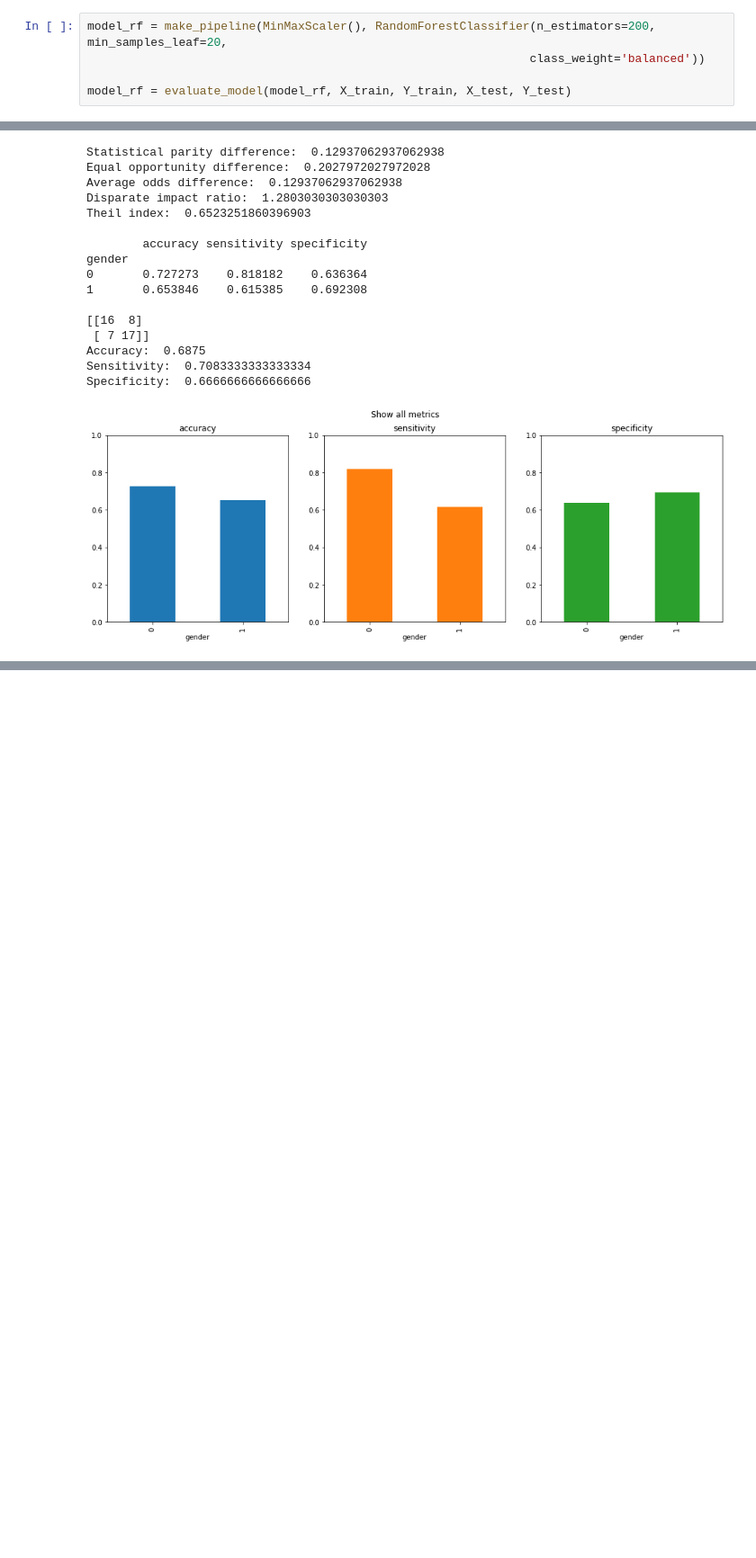
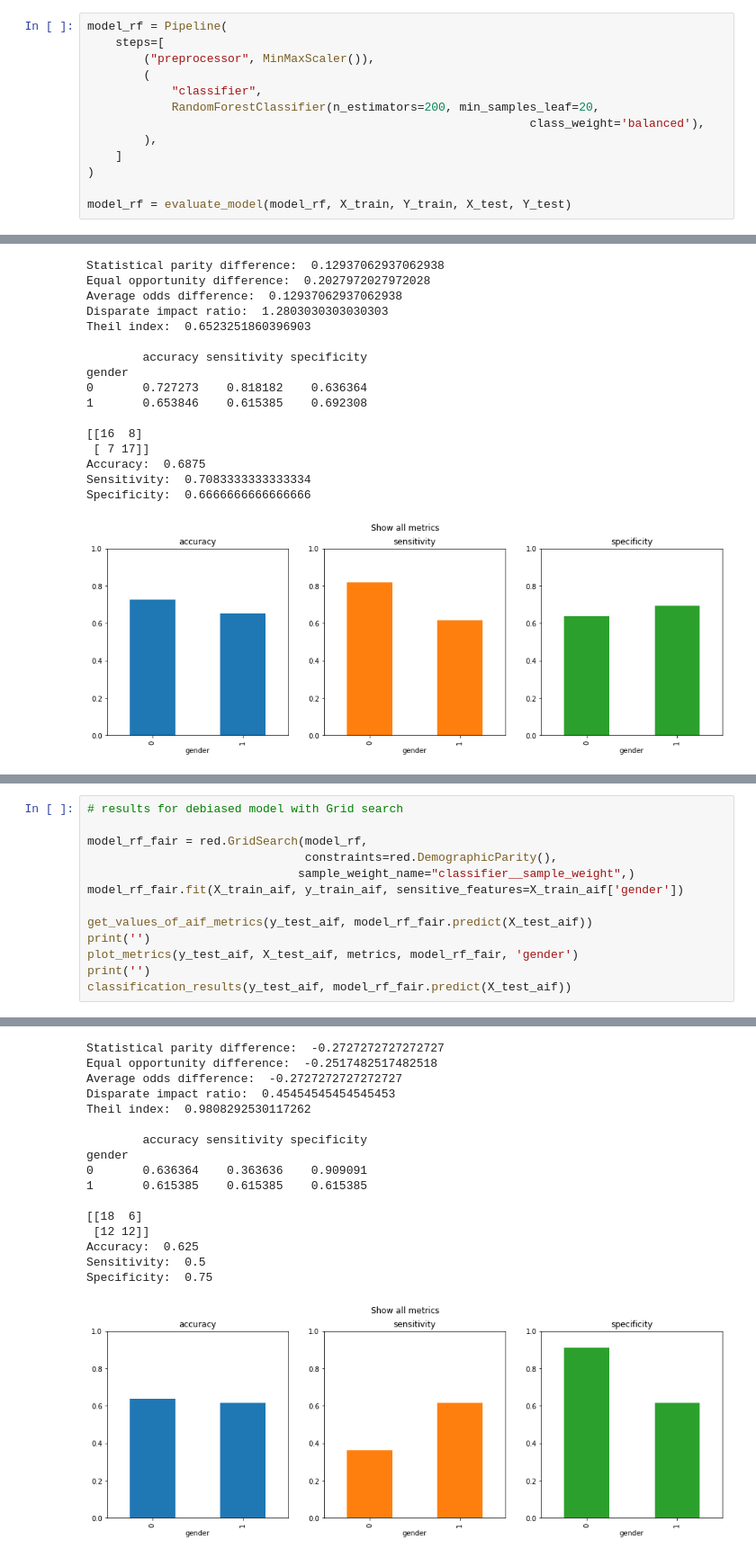
Before and after one commit to ihorhetman99/Seminar_for_SSP, a Jupyter notebook: debiasing/models.ipynb, the cells around one changed output, grey strips where cells are left out. Shown at 90% size. Saved outputs shown, nothing was run; the diff lists cells and outputs as text; blank space fills up the shorter version.

```diff
--- a/debiasing/models.ipynb
+++ b/debiasing/models.ipynb
@@ -234,8 +241,16 @@ X_train = train_df[features_rf]
 Y_test = test_df["diagnosis"]
 X_test = test_df[features_rf]
 # %%
-model_rf = make_pipeline(MinMaxScaler(), RandomForestClassifier(n_estimators=200, min_samples_leaf=20,
-                                                               class_weight='balanced'))
+model_rf = Pipeline(
+    steps=[
+        ("preprocessor", MinMaxScaler()),
+        (
+            "classifier",
+            RandomForestClassifier(n_estimators=200, min_samples_leaf=20,
+                                                               class_weight='balanced'),
+        ),
+    ]
+)
 
 model_rf = evaluate_model(model_rf, X_train, Y_train, X_test, Y_test)
 # %% [output]
@@ -597,0 +577,14 @@ Specificity:  0.875
+# %%
+# results for debiased model with Grid search
+
+model_rf_fair = red.GridSearch(model_rf,
+                               constraints=red.DemographicParity(),
+                              sample_weight_name="classifier__sample_weight",)
+model_rf_fair.fit(X_train_aif, y_train_aif, sensitive_features=X_train_aif['gender'])
+
+get_values_of_aif_metrics(y_test_aif, model_rf_fair.predict(X_test_aif))
+print('')
+plot_metrics(y_test_aif, X_test_aif, metrics, model_rf_fair, 'gender')
+print('')
+classification_results(y_test_aif, model_rf_fair.predict(X_test_aif))
+# %% [output]
@@ -597,0 +601,17 @@ Specificity:  0.875
+Statistical parity difference:  -0.2727272727272727
+Equal opportunity difference:  -0.2517482517482518
+Average odds difference:  -0.2727272727272727
+Disparate impact ratio:  0.45454545454545453
+Theil index:  0.9808292530117262
+
+        accuracy sensitivity specificity
+gender
+0       0.636364    0.363636    0.909091
+1       0.615385    0.615385    0.615385
+
+[[18  6]
+ [12 12]]
+Accuracy:  0.625
+Sensitivity:  0.5
+Specificity:  0.75
+[figure, added]
```
Also changed, not shown: parts of 30 cells of this notebook.
